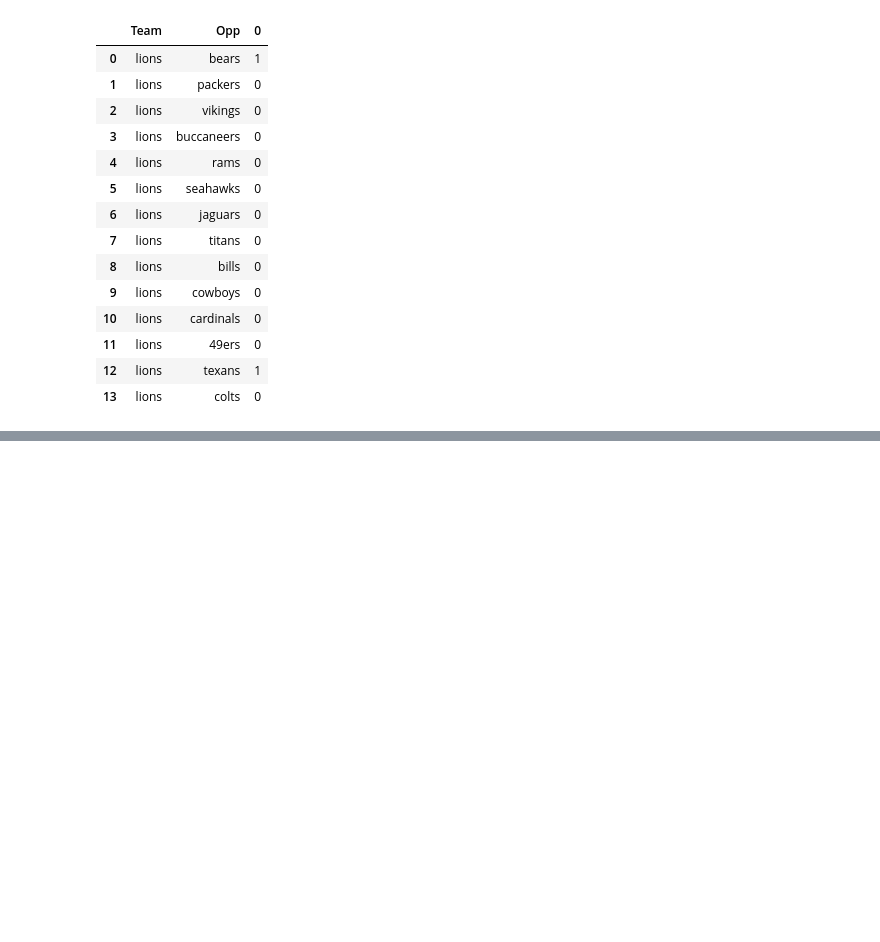
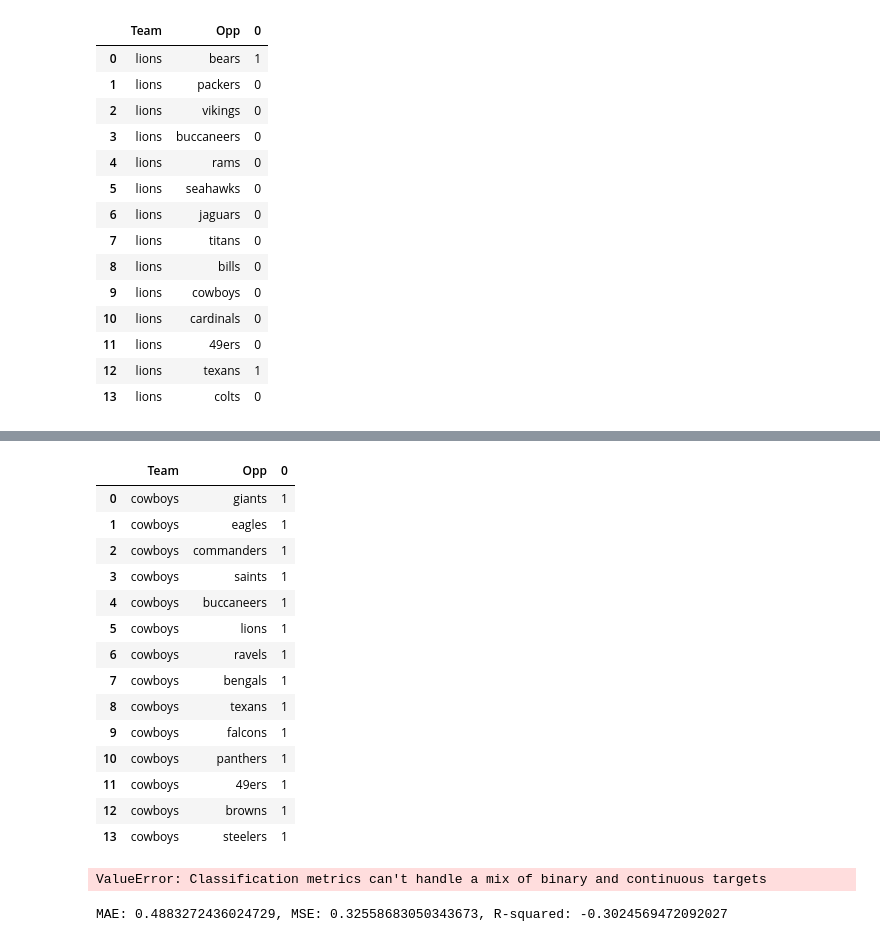
Before and after one commit to pawlow54/CMSE482, a Jupyter notebook: Developing.ipynb, the cells around one changed output, grey strips where cells are left out. Cells and saved outputs as stored; diff of their text form; code cells hidden in the pictures; blank space fills up the shorter version.

```diff
--- a/Developing.ipynb
+++ b/Developing.ipynb
@@ -494,0 +529,64 @@ lions_2024
+# %%
+cowboys_2024_team = cowboys_2024[['Team']]
+cowboys_2024_opp = cowboys_2024[['Opp']]
+# %%
+cowboys_2024_team = pd.merge(cowboys_2024_team, agg_2023, how = 'left', on='Team')
+# %%
+for col in cowboys_2024_team.columns:
+    if col not in ['Team']:
+        cowboys_2024_team.rename(columns = {col: 'Team_' + col}, inplace = True)
+
+cowboys_2024_opp = pd.merge(cowboys_2024_opp, agg_2023, how = 'left', left_on = 'Opp', right_on = 'Team')
+cowboys_2024_opp = cowboys_2024_opp.drop(columns = 'Team')
+
+for col in cowboys_2024_opp.columns:
+    if col not in ['Opp']:
+        cowboys_2024_opp.rename(columns={col: 'Opp_' + col}, inplace = True)
+
+cowboys_2024_agg = pd.concat([cowboys_2024_team, cowboys_2024_opp], axis = 1)
+
+cowboys_2024_agg['Team'] = cowboys_2024_agg['Team'].map(team_name_to_number)
+cowboys_2024_agg['Opp'] = cowboys_2024_agg['Opp'].map(team_name_to_number)
+# %%
+cowboys_2024_agg.fillna(0, inplace=True)
+cowboys_pred = lr.predict(cowboys_2024_agg)
+cowboys_2024 = pd.concat([cowboys_2024, pd.DataFrame(cowboys_pred)], axis = 1)
+# %%
+cowboys_2024
+# %% [output]
+|  | Team | Opp | 0 |
+| 0 | cowboys | giants | 1 |
+| 1 | cowboys | eagles | 1 |
+| 2 | cowboys | commanders | 1 |
+| 3 | cowboys | saints | 1 |
+| 4 | cowboys | buccaneers | 1 |
+| 5 | cowboys | lions | 1 |
+| 6 | cowboys | ravels | 1 |
+| 7 | cowboys | bengals | 1 |
+| 8 | cowboys | texans | 1 |
+| 9 | cowboys | falcons | 1 |
+| 10 | cowboys | panthers | 1 |
+| 11 | cowboys | 49ers | 1 |
+| 12 | cowboys | browns | 1 |
+| 13 | cowboys | steelers | 1 |
+# %%
+from sklearn.ensemble import RandomForestRegressor
+
+X_train, X_test, y_train, y_test = train_test_split(df_agg_combined.iloc[:, 1:39], df_agg_combined.iloc[:, 39], test_size = 0.2, random_state = 1)
+rf = RandomForestRegressor(n_estimators = 100, random_state = 42)
+rf.fit(X_train, y_train)
+y_pred = rf.predict(X_test)
+accuracy = accuracy_score(y_test, y_pred)
+print(accuracy)
+# %% [output]
+ValueError: Classification metrics can't handle a mix of binary and continuous targets
+# %%
+from sklearn.metrics import mean_absolute_error, mean_squared_error, r2_score
+
+mae = mean_absolute_error(y_test, y_pred)
+mse = mean_squared_error(y_test, y_pred)
+r2 = r2_score(y_test, y_pred)
+
+print(f"MAE: {mae}, MSE: {mse}, R-squared: {r2}")
+# %% [output]
+MAE: 0.4883272436024729, MSE: 0.32558683050343673, R-squared: -0.3024569472092027
```
Also changed, not shown: parts of 4 cells of this notebook, 1 other file.
